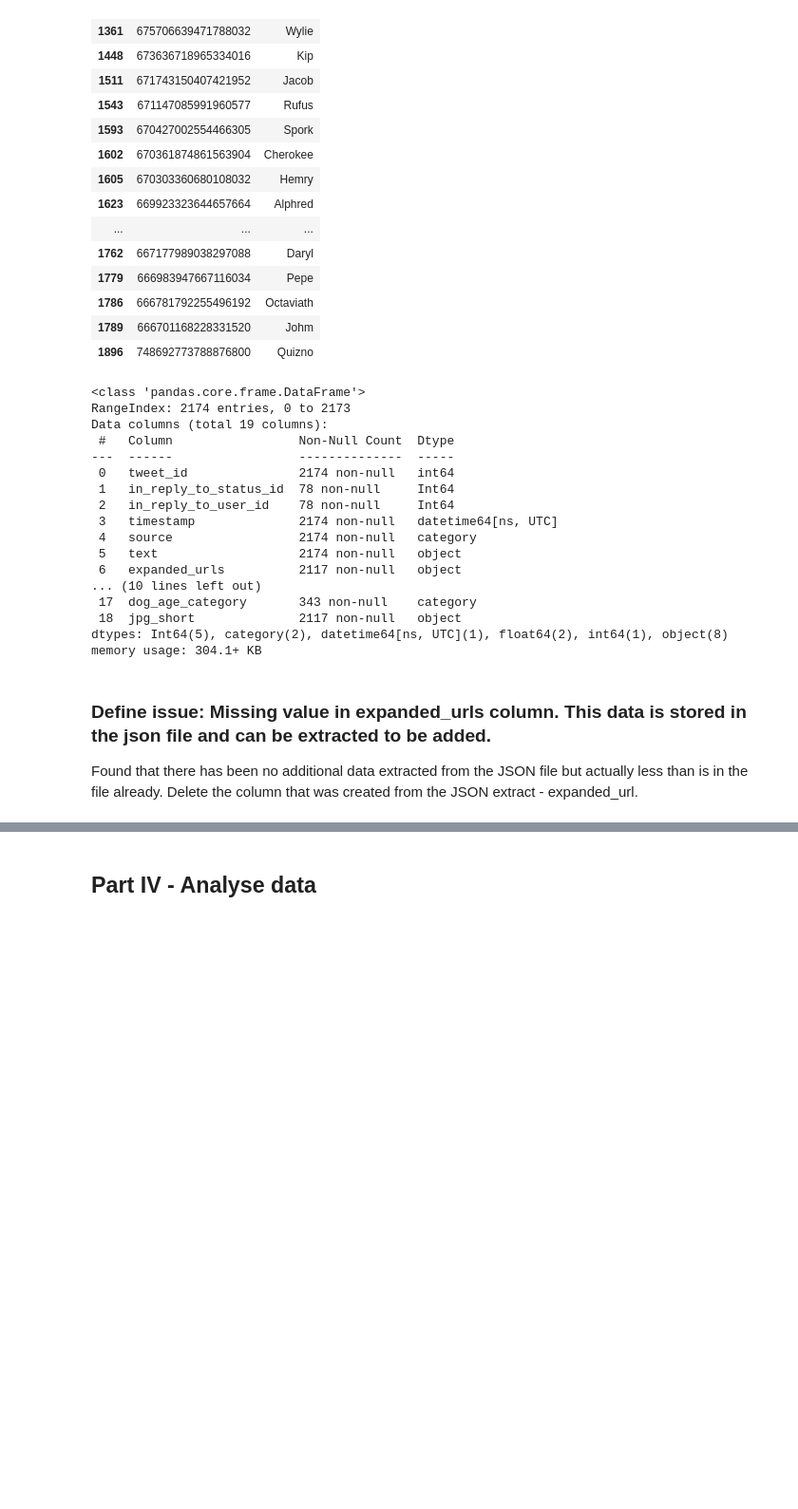
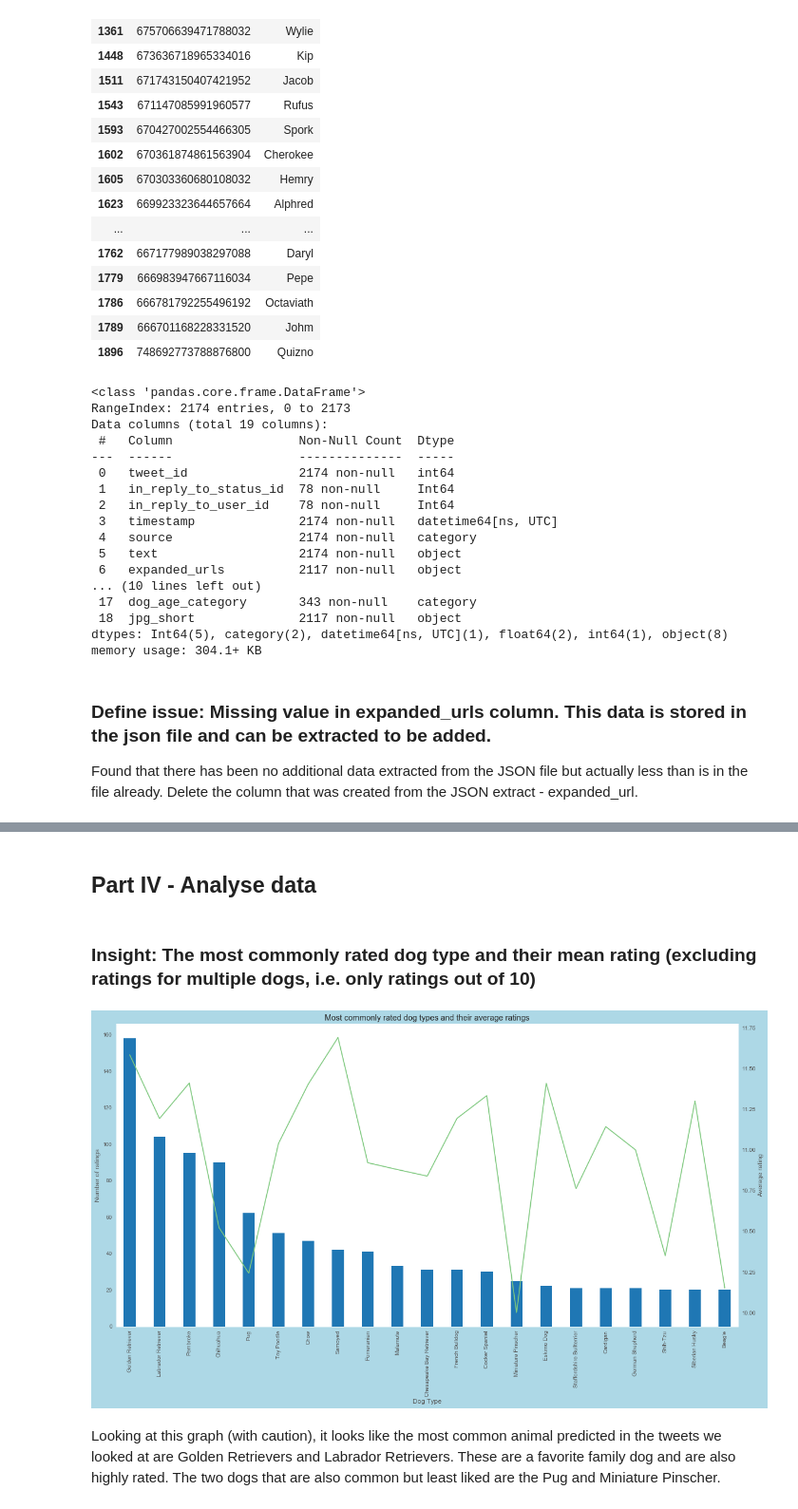
Before and after one commit to ChrisShuttle/Udacity_DAND_Project4_DataWrangling, a Jupyter notebook: project4_twitter_data_wrangling_and_analysis.ipynb, the cells around one changed output, grey strips where cells are left out. Shown at 95% size. Cells and saved outputs as stored; diff of their text form; code cells hidden in the pictures; blank space fills up the shorter version.

Commit message:
feat: 5 insights
Added 5 insights about the cleaned
WeRateDogs data

```diff
--- a/project4_twitter_data_wrangling_and_analysis.ipynb
+++ b/project4_twitter_data_wrangling_and_analysis.ipynb
@@ -1487,4 +1495,38 @@ df_ta.drop('expanded_url', axis = 1, inplace=True)
 # %%
 df_ta.to_csv('twitter_archive_master.csv', index=False )
 # %% [markdown]
+<a id='insights'></a>
 ## Part IV - Analyse data
+# %% [markdown]
+<a id='insight1'></a>
+### Insight: The most commonly rated dog type and their mean rating (excluding ratings for multiple dogs, i.e. only ratings out of 10)
+# %%
+df_count = df_ta.query('rating_denominator == 10 and dog_type.notnull()').groupby(df_ta.dog_type).count().rating_numerator.sort_values(ascending=False)
+df_count =pd.DataFrame(df_count)
+df_count.rename(columns={'rating_numerator':'rating_count'}, inplace=True)
+# %%
+df_avg = df_ta.query('rating_denominator == 10 and dog_type.notnull()').groupby(df_ta.dog_type).mean().rating_numerator.sort_values(ascending=False)
+df_avg =pd.DataFrame(df_avg)
+df_avg.rename(columns={'rating_numerator':'avg_rating'}, inplace=True)
+# %%
+df_count = df_count.merge(df_avg, how='right', on='dog_type').sort_values('rating_count', ascending=False);
+# %%
+fig, ax = plt.subplots(figsize = (20,10),facecolor='lightblue')
+
+ax2 = ax.twinx() # Create another axes that shares the same x-axis as ax.
+
+width = 0.4
+
+df_count.query('rating_count > 19').rating_count.plot(kind='bar', colormap='tab10', grid=False,ax=ax, width=width)
+df_count.query('rating_count > 19').avg_rating.plot(kind='line', colormap='Accent', grid=False,ax=ax2)
+
+ax.set_facecolor('white')
+ax.set_ylabel('Number of ratings')
+ax2.set_ylabel('Average rating')
+ax.set_xlabel('Dog Type')
+plt.title('Most commonly rated dog types and their average ratings')
+plt.show();
+# %% [output]
+[figure, added]
+# %% [markdown]
+Looking at this graph (with caution), it looks like the most common animal predicted in the tweets we looked at are Golden Retrievers and Labrador Retrievers. These are a favorite family dog and are also highly rated. The two dogs that are also common but least liked are the Pug and Miniature Pinscher.
```
Also changed, not shown: parts of 29 cells of this notebook.
